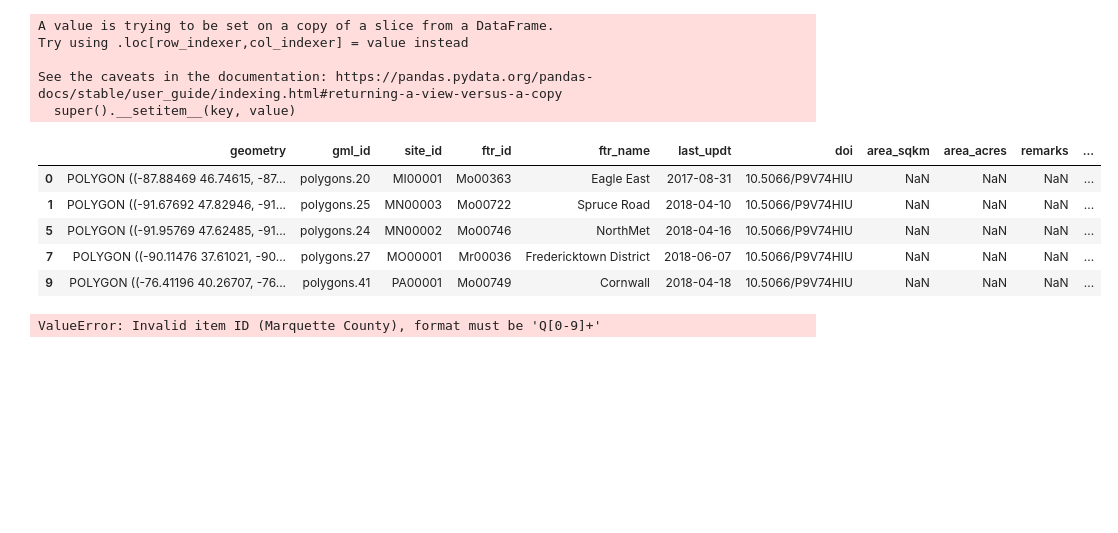
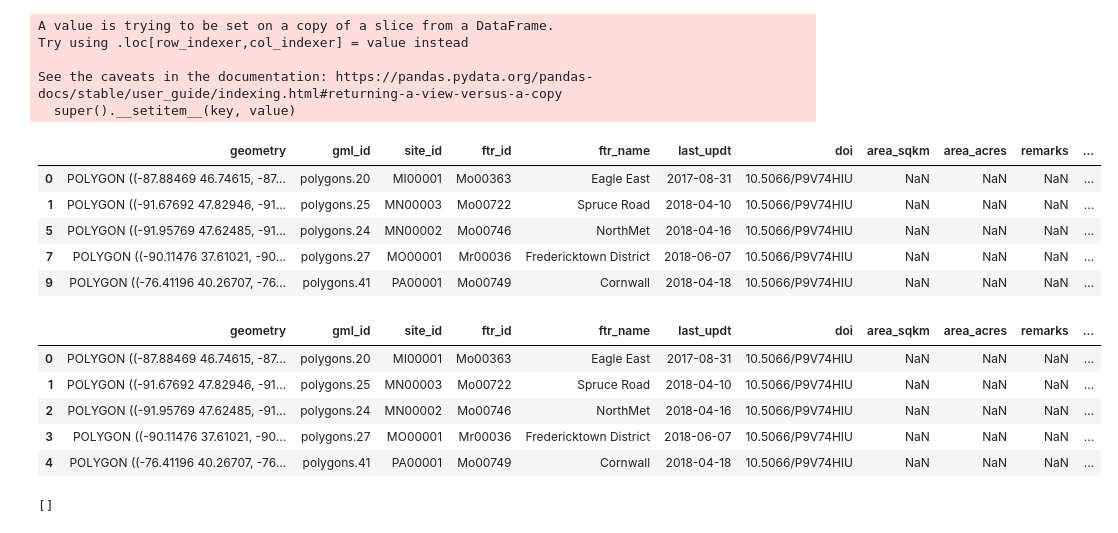
Before and after one commit to skybristol/geokb, a Jupyter notebook: Mining Districts.ipynb, the cells around one changed output. Drawn from its saved outputs; the diff is of its cells as text; code cells hidden in the pictures; blank space fills up the shorter version.

Commit message:
added county qid column to df

```diff
--- a/Mining Districts.ipynb
+++ b/Mining Districts.ipynb
@@ -257,7 +257,7 @@ mining_districts.head()
 name = 'GEOKB_CLOUD'
 geokb = WikibaseConnection(name)
 # %%
-def item_search(label: str, instance_of: str, bot_name: str):
+def item_search(label: str, instance_of: str, bot_name: str) -> str:
   sparql_endpoint = os.environ[f'WB_SPARQL_{bot_name}']
   query = f'''PREFIX wdt: <https://geokb.wikibase.cloud/prop/direct/>
   PREFIX wd:  <https://geokb.wikibase.cloud/entity/>
@@ -360,14 +360,34 @@ def add_new_item(cols:dict, instance_of_val: str):
         summary="Added mining districts"
     )
     print(cols['ftr_name'], response.id)
+# %%
+min_copy = mining_districts.copy().reset_index(drop=True)
+# %%
+county_instance_of = 'Q481'
+mining_districts['county'].replace(r'St\.', 'Saint',regex=True, inplace=True)
+county_items = [
+    item_search(f'{county}, {state}', county_instance_of, name)
+    for (county,state)
+    in zip(mining_districts['county'], min_copy['state'])
+]
+# %%
+
+mining_districts['county_qid'] = county_items
+mining_districts.head()
+# %% [output]
+|  | geometry | gml_id | site_id | ftr_id | ftr_name | last_updt | doi | area_sqkm | area_acres | remarks | ... |
+| 0 | POLYGON ((-87.88469 46.74615, -87... | polygons.20 | MI00001 | Mo00363 | Eagle East | 2017-08-31 | 10.5066/P9V74HIU | NaN | NaN | NaN | ... |
+| 1 | POLYGON ((-91.67692 47.82946, -91... | polygons.25 | MN00003 | Mo00722 | Spruce Road | 2018-04-10 | 10.5066/P9V74HIU | NaN | NaN | NaN | ... |
+| 2 | POLYGON ((-91.95769 47.62485, -91... | polygons.24 | MN00002 | Mo00746 | NorthMet | 2018-04-16 | 10.5066/P9V74HIU | NaN | NaN | NaN | ... |
+| 3 | POLYGON ((-90.11476 37.61021, -90... | polygons.27 | MO00001 | Mr00036 | Fredericktown District | 2018-06-07 | 10.5066/P9V74HIU | NaN | NaN | NaN | ... |
+| 4 | POLYGON ((-76.41196 40.26707, -76... | polygons.41 | PA00001 | Mo00749 | Cornwall | 2018-04-18 | 10.5066/P9V74HIU | NaN | NaN | NaN | ... |
 # %%
-instance_of_val = 'Q55213'
-aor = geokb.action_if_exists.APPEND_OR_REPLACE
+min_dist_instance_of = 'Q55213'
 
 for i in range(len(mining_districts)):
     fields = dict(mining_districts.iloc[i])
-    qid = item_search(fields['ftr_name'], instance_of_val, name)
-    add_new_item(fields, instance_of_val)
+    qid = item_search(fields['ftr_name'], min_dist_instance_of, name)
+    add_new_item(fields, min_dist_instance_of)
     break
 # %% [output]
-ValueError: Invalid item ID (Marquette County), format must be 'Q[0-9]+'
+[]
```
Also changed, not shown: parts of 2 cells of this notebook.
